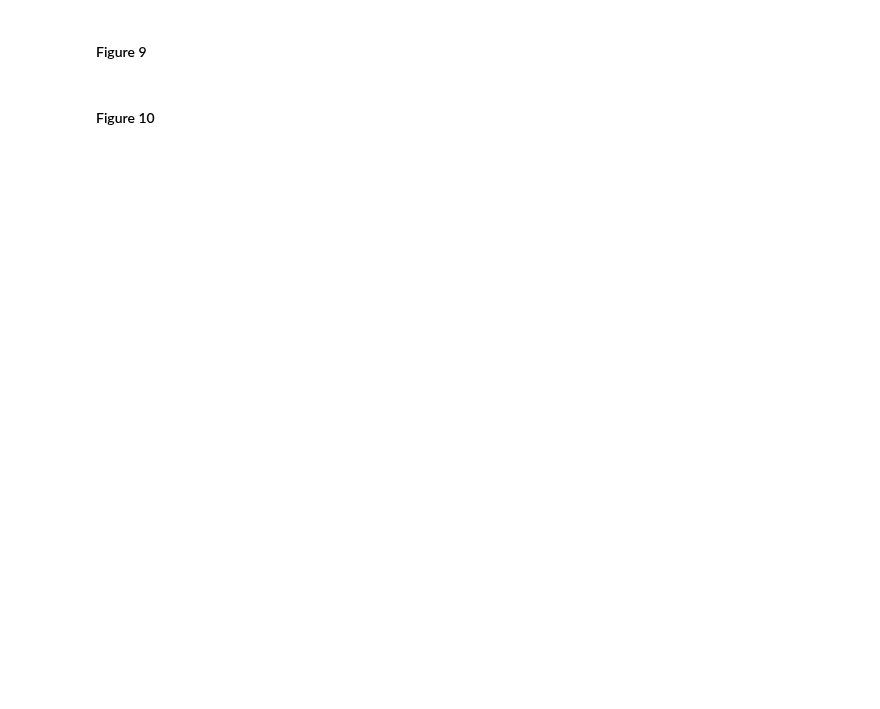
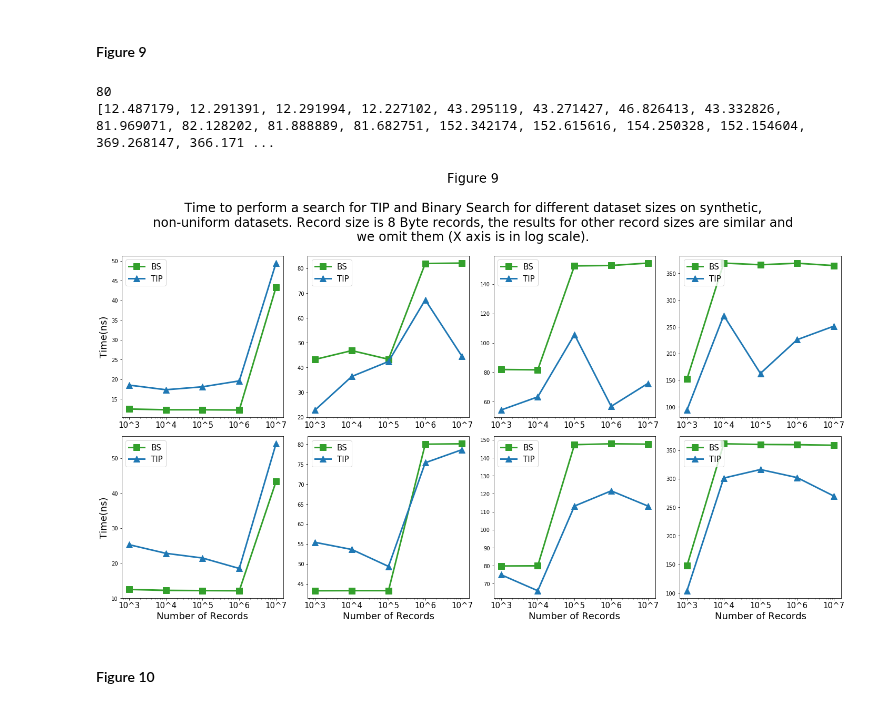
Before and after one commit to UWHustle/Efficiently-Searching-In-Memory-Sorted-Arrays, a Jupyter notebook: reproduce_experiments/CreateFigures.ipynb, the cells around one changed output. Saved outputs shown, nothing was run; the diff lists cells and outputs as text; code cells hidden in the pictures; blank space fills up the shorter version.

```diff
--- a/reproduce_experiments/CreateFigures.ipynb
+++ b/reproduce_experiments/CreateFigures.ipynb
@@ -444,12 +448,11 @@ plt.gcf().savefig('./figures/fig8.pdf', format='pdf')
 # %%
 tsv="fig9.tsv"
 
-# Less dataset sizes allow the experiments to finish faster
+results=get_results(tsv)
+
 datasetSizes=[3,4,5,6,7]#,8,9]
-if fullConfiguration():
+if len(results) > 80:
     datasetSizes=[3,4,5,6,7,8,9]
-
-results=get_results(tsv)
 
 shapes = [0.5,1.05,1.25,1.5]
 
@@ -475,37 +478,41 @@ for i in range(0,8):
 
 # Plot Helpers
 xticks=["10^"+str(i) for i in datasetSizes]
 datasetSizesPlot=[]
 for i in datasetSizes:
     datasetSizesPlot.append(10**i)
 
 
 figs, axs = plt.subplots(2,4,figsize=(20,10))
 for i in range(0, len(shapes)):
-    axs[0,i].plot(datasetSizesPlot, perPlot[i][0],  color=blue,marker="s", markersize=12, linewidth=3, label="BS")
-    axs[0,i].plot(datasetSizesPlot, perPlot[i][1],  color=green,marker="^", markersize=12, linewidth=3, label="TIP")
+    axs[0,i].plot(datasetSizesPlot, perPlot[i][0],  color=green,marker="s", markersize=12, linewidth=3, label="BS")
+    axs[0,i].plot(datasetSizesPlot, perPlot[i][1],  color=blue,marker="^", markersize=12, linewidth=3, label="TIP")
     axs[0,i].set_xscale('log')
     axs[0,i].set_xticks([10**i for i in datasetSizes] )
     axs[0,i].set_xticklabels(["10^"+str(i) for i in datasetSizes], size=15)
     axs[0,i].legend(prop={'size': 15}, loc='upper left')
 
 for i in range(0, len(shapes)):
-    axs[1,i].plot(datasetSizesPlot, perPlot[len(shapes)+i][0],  color=blue,marker="s", markersize=12, linewidth=3, label="BS")
-    axs[1,i].plot(datasetSizesPlot, perPlot[len(shapes)+i][1],  color=green,marker="^", markersize=12, linewidth=3, label="TIP")
+    axs[1,i].plot(datasetSizesPlot, perPlot[len(shapes)+i][0],  color=green,marker="s", markersize=12, linewidth=3, label="BS")
+    axs[1,i].plot(datasetSizesPlot, perPlot[len(shapes)+i][1],  color=blue,marker="^", markersize=12, linewidth=3, label="TIP")
     axs[1,i].set_xlabel('Number of Records', size=18)
     axs[1,i].set_xscale('log')
     axs[1,i].set_xticks([10**i for i in datasetSizes] )
     axs[1,i].set_xticklabels(["10^"+str(i) for i in datasetSizes], size=15)
     axs[1,i].legend(prop={'size': 15}, loc='upper left')
 
 axs[0,0].set_ylabel('Time(ns)', size=18)
 axs[1,0].set_ylabel('Time(ns)', size=18)
 
 caption = "Figure 9\n\nTime to perform a search for TIP and Binary Search for different dataset sizes on synthetic,\nnon-uniform datasets. Record size is 8 Byte records, the results for other record sizes are similar and\nwe omit them (X axis is in log scale)."
 
 figs.suptitle(caption, fontsize=24, x=0.5, y=1.2)
 plt.tight_layout()
 plt.gcf().savefig('./figures/fig9.pdf', format='pdf', bbox_inches='tight')
+# %% [output]
+80
+[12.487179, 12.291391, 12.291994, 12.227102, 43.295119, 43.271427, 46.826413, 43.332826, 81.969071, 82.128202, 81.888889, 81.682751, 152.342174, 152.615616, 154.250328, 152.154604, 369.268147, 366.171 ...
+[figure, added]
 # %% [markdown]
 #### Figure 10
 # %%
```
Also changed, not shown: parts of 7 cells of this notebook, 4 other files.
